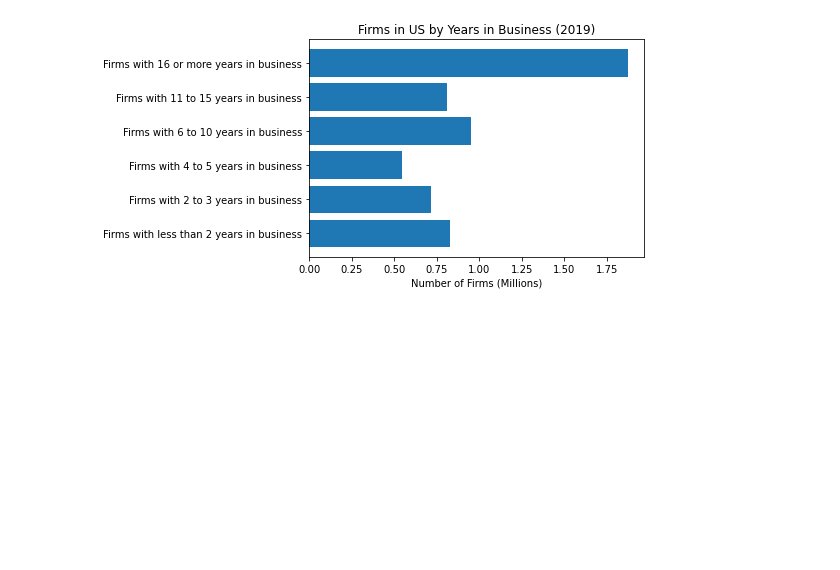
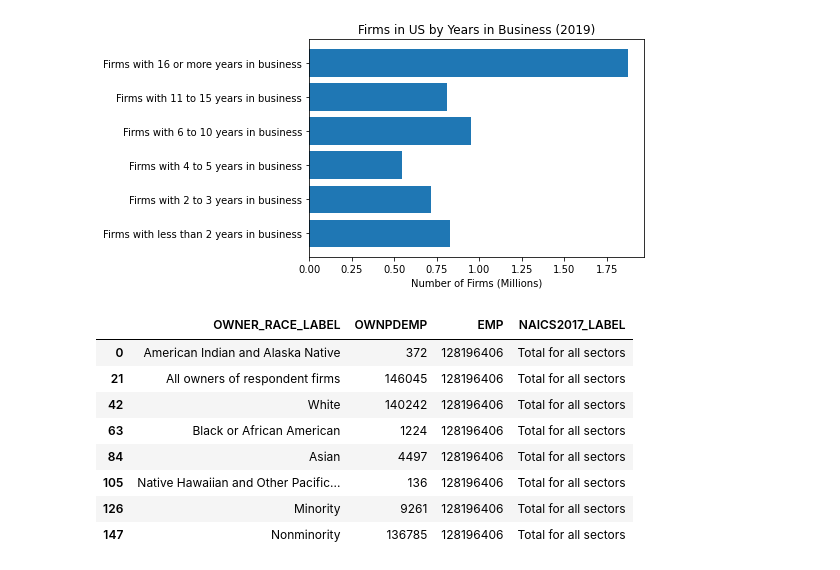
Before and after one commit to ahadh762/Census-Data-API-Group-Assessment, a Jupyter notebook: company_summary.ipynb, the cells around one changed output. Drawn from its saved outputs; the diff is of its cells as text; code cells hidden in the pictures; blank space fills up the shorter version.

```diff
--- a/company_summary.ipynb
+++ b/company_summary.ipynb
@@ -190,3 +189,62 @@ plt.xlabel('Number of Firms (Millions)')
 plt.title('Firms in US by Years in Business (2019)');
 # %% [output]
 [figure]
+# %%
+# BUSINESS OWNER MERGE
+labels = 'NAME,OWNER_RACE,OWNER_RACE_LABEL,OWNPDEMP'
+
+data_group = '&for=us:'  # FOR ENTIRE USA
+#data_group = '&for=state:' # FOR STATES
+
+
+description =f'*&QDESC_LABEL=YRACQBUS'
+API_key = '&key=1ba63b3df04e1bd07755febe18f836df1b86fc9f'
+
+df = pd.read_json(f'https://api.census.gov/data/2018/abscbo?get={labels}{data_group}{description}{API_key}')
+
+new_header = df.iloc[0] #grab the first row for the header
+df = df[1:] #take the data after the header row
+df.columns = new_header #set the header row as the df header
+
+
+# NUMBER OF EMPLOYEES BY INDUSTRY
+# MAKE SURE THERE ARE NO WHITE SPACES IN ANY VARIABLE
+labels = 'NAME,EMP,NAICS2017,NAICS2017_LABEL'
+
+data_group = '&for=us'  # FOR ENTIRE USA
+# data_group = '&for=metropolitan%20statistical%20area/micropolitan%20statistical%20' # FOR METROPOLITAN AREAS
+# data_group = '&for=state' # FOR STATES
+
+# Set area = '' for USA and US STATES
+# area = 'area:12060'
+area = ''
+
+NAICS2017_value = ''
+
+API_key = '&key=1ba63b3df04e1bd07755febe18f836df1b86fc9f'
+
+mf = pd.read_json(f'https://api.census.gov/data/2018/abscs?get={labels}{data_group}{area}{NAICS2017_value}{API_key}')
+new_header = mf.iloc[0] #grab the first row for the header
+mf = mf[1:] #take the data after the header row
+mf.columns = new_header #set the header row as the df header
+
+
+merged = df.merge(mf,how='inner',on='NAME')
+merged.drop('NAME',axis=1,inplace=True)
+merged.drop('OWNER_RACE',axis=1,inplace=True)
+merged.drop('QDESC_LABEL',axis=1,inplace=True)
+merged.drop('us_x',axis=1,inplace=True)
+merged.drop('us_y',axis=1,inplace=True)
+merged = merged.loc[merged['NAICS2017']=='00']
+merged.drop('NAICS2017',axis=1,inplace=True)
+merged
+# %% [output]
+|  | OWNER_RACE_LABEL | OWNPDEMP | EMP | NAICS2017_LABEL |
+| 0 | American Indian and Alaska Native | 372 | 128196406 | Total for all sectors |
+| 21 | All owners of respondent firms | 146045 | 128196406 | Total for all sectors |
+| 42 | White | 140242 | 128196406 | Total for all sectors |
+| 63 | Black or African American | 1224 | 128196406 | Total for all sectors |
+| 84 | Asian | 4497 | 128196406 | Total for all sectors |
+| 105 | Native Hawaiian and Other Pacific... | 136 | 128196406 | Total for all sectors |
+| 126 | Minority | 9261 | 128196406 | Total for all sectors |
+| 147 | Nonminority | 136785 | 128196406 | Total for all sectors |
```
Also changed, not shown: parts of 1 cell of this notebook, 1 other file.
